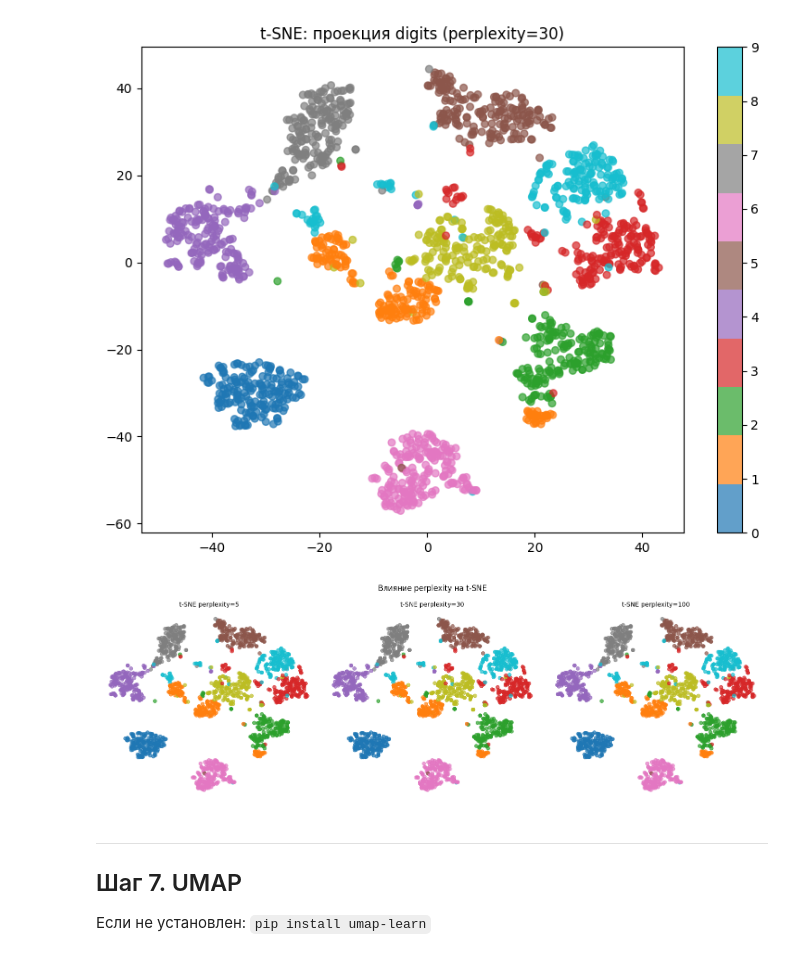
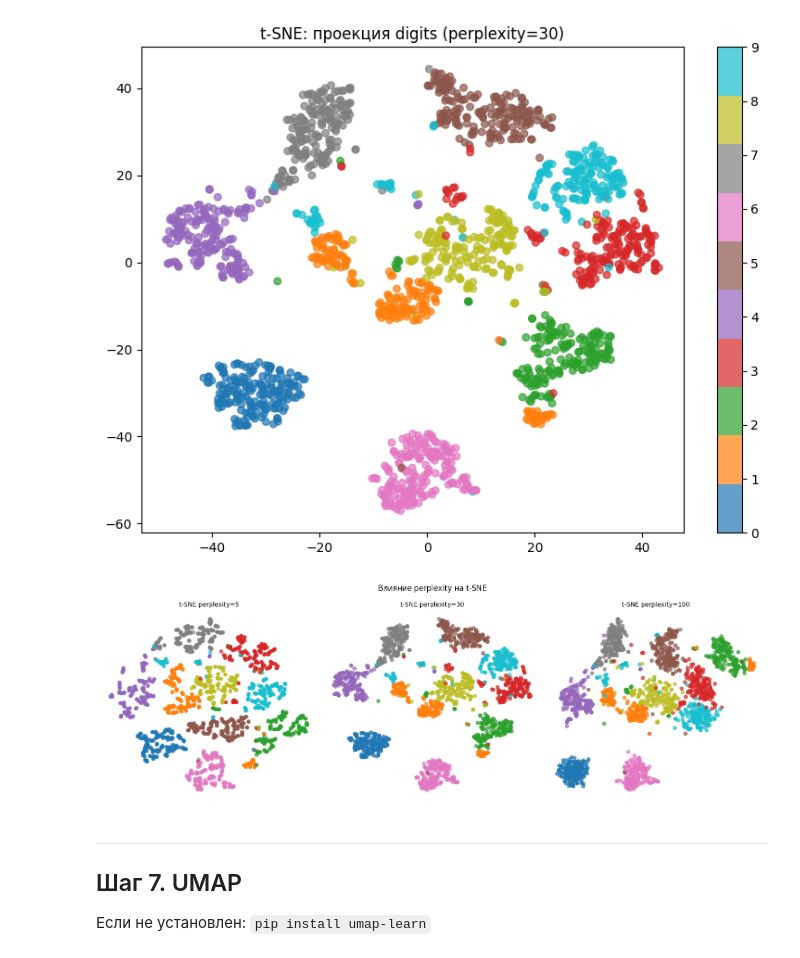
Before and after one commit to kirilyin/hwXX_, a Jupyter notebook: hw12_PCA/pca_practice_student.ipynb, the cells around one changed output. Drawn from its saved outputs; the diff is of its cells as text; code cells hidden in the pictures.

```diff
--- a/hw12_PCA/pca_practice_student.ipynb
+++ b/hw12_PCA/pca_practice_student.ipynb
@@ -147,7 +147,7 @@ fig, axes = plt.subplots(1, 2, figsize=(8, 3))
 for i, ax in enumerate(axes):
     # YOUR CODE HERE
     # Подсказка: pca2.components_[i].reshape(8, 8)
-    ax.imshow(pca2.components_[i].reshape(8, 8), cmap='coolwarm')
+    ax.imshow(pca2.components_[i].reshape(8, 8), cmap='RdBu_r')
     ax.set_title(f'Нагрузки PC{i+1}', fontsize=10)
     ax.axis('off')
 
@@ -236,19 +238,19 @@ plt.show()
 # %%
 # Эксперимент с perplexity: 5, 30, 100
 fig, axes = plt.subplots(1, 3, figsize=(15, 5))
 for ax, perp in zip(axes, [5, 30, 100]):
     tsne_p = TSNE(n_components=2, perplexity=perp,max_iter=1000, random_state=42)
     # YOUR CODE HERE: fit_transform и scatter
     X_tmp = tsne_p.fit_transform(X_pca30)
-    ax.scatter(X_tsne[:, 0],X_tsne[:, 1],c=y,cmap="tab10",alpha=0.7,s=30)
+    ax.scatter(X_tmp[:, 0],X_tmp[:, 1],c=y,cmap="tab10",alpha=0.7,s=30)
     ax.set_title(f't-SNE perplexity={perp}', fontsize=10)
     ax.axis('off')
 
 plt.suptitle('Влияние perplexity на t-SNE', fontsize=12)
 plt.tight_layout()
 plt.show()
 # %% [output]
-[figure, old version]
+[figure, new version]
 # %% [markdown]
 ---
 ## Шаг 7. UMAP
```
Also changed, not shown: parts of 3 cells of this notebook.
